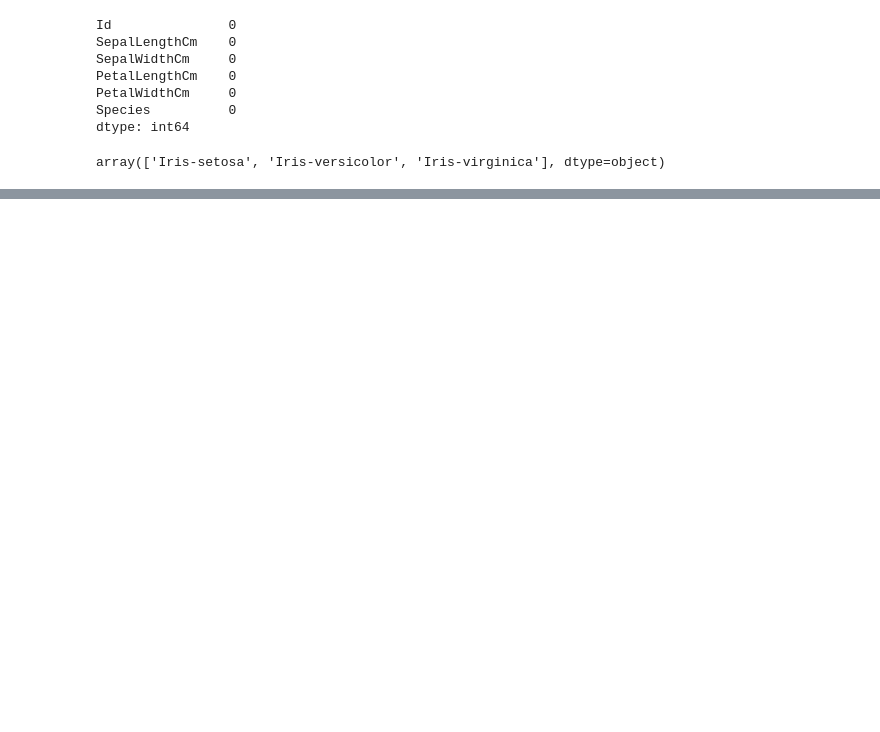
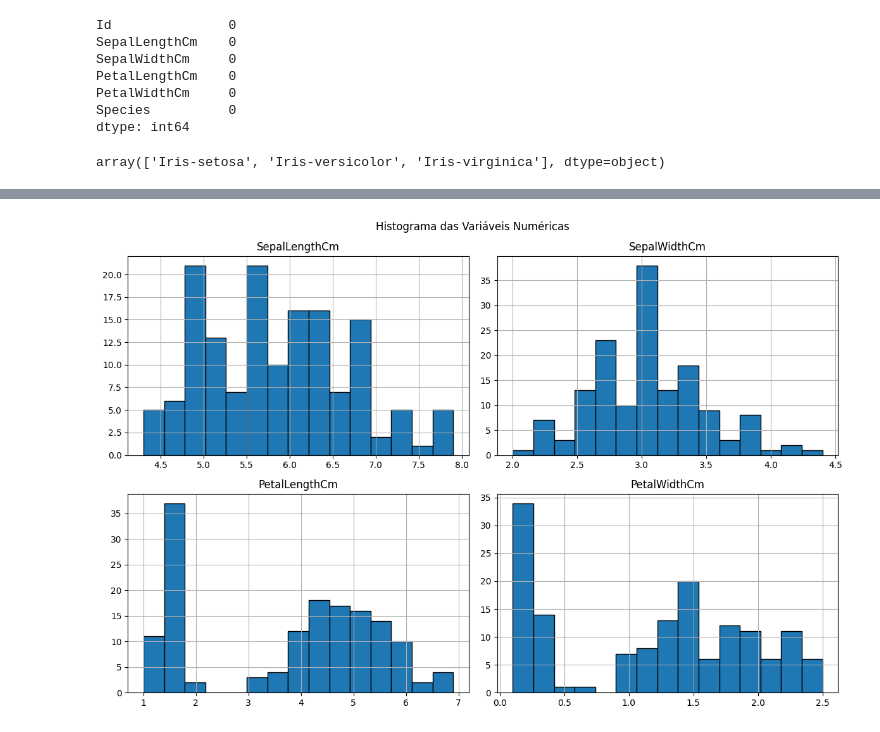
Before and after one commit to mdaefiol/clustering_classification, a Jupyter notebook: Atividade_ia.ipynb, the cells around one changed output, grey strips where cells are left out. Drawn from its saved outputs; the diff is of its cells as text; code cells hidden in the pictures; blank space fills up the shorter version.

Commit message:
import de bibliotecas, geracao de graficos, histograma

```diff
--- a/Atividade_ia.ipynb
+++ b/Atividade_ia.ipynb
@@ -35,0 +39,4 @@ df.tail() # 5 ultimas
+# %%
+# Importando dados do dataset com o pandas
+df = pd.read_csv("/home/hub/Documents/inteligencia_artificial/clustering_classification/Iris.csv")
+df # dataframe
@@ -87,2 +94,8 @@ df['Species'].unique()
 # %% [output]
 array(['Iris-setosa', 'Iris-versicolor', 'Iris-virginica'], dtype=object)
+# %%
+# Removendo a coluna 'Id' do DataFrame
+df = df.drop('Id', axis=1)
+
+# Relatório simplificado para analise dos dados
+ProfileReport(df, title="Iris Dataset Information", minimal=True).to_notebook_iframe()
@@ -88,0 +104,8 @@ array(['Iris-setosa', 'Iris-versicolor', 'Iris-virginica'], dtype=object)
+# %%
+%matplotlib inline
+df.hist(bins=15, figsize=(12, 8), edgecolor='black')
+plt.suptitle('Histograma das Variáveis Numéricas')
+plt.tight_layout()
+plt.show()
+# %% [output]
+[figure, added]
```
Also changed, not shown: parts of 12 cells of this notebook, 1 other file.
